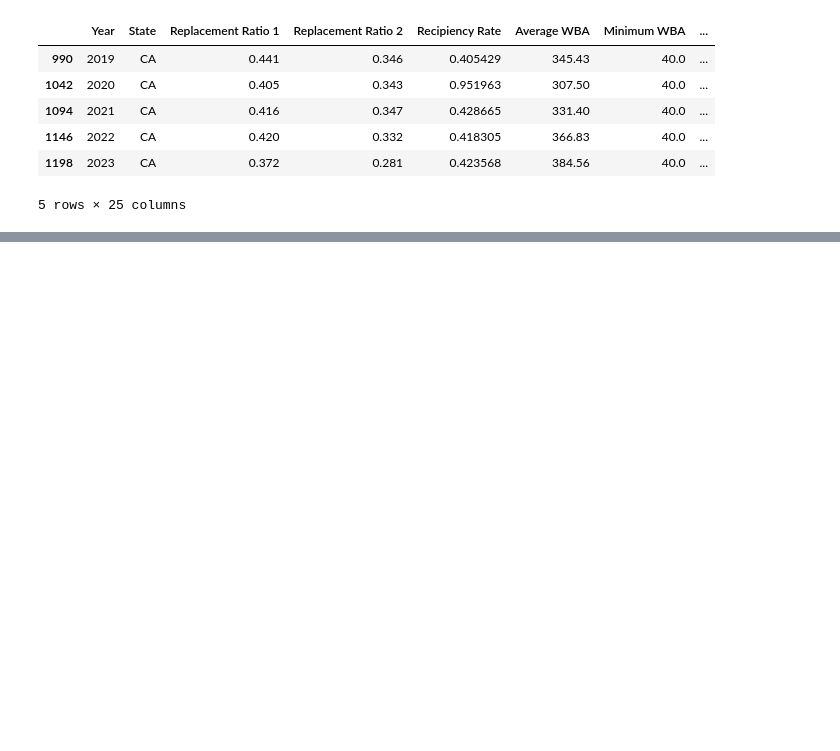
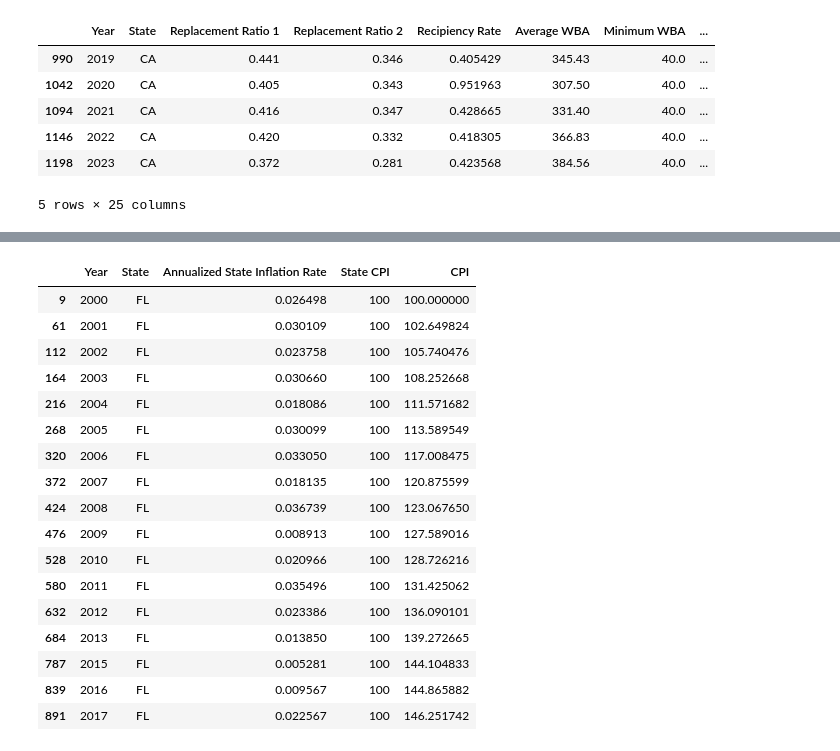
Before and after one commit to kguo12/UI-Inflation, a Jupyter notebook: UI data cleaning.ipynb, the cells around one changed output, grey strips where cells are left out. Saved outputs shown, nothing was run; the diff lists cells and outputs as text; code cells hidden in the pictures; blank space fills up the shorter version.

```diff
--- a/UI data cleaning.ipynb
+++ b/UI data cleaning.ipynb
@@ -703,0 +762,5 @@ master.to_csv("master.csv", index=False)
+# %%
+state_inflations = master.iloc[:,[0,1,11]].dropna()
+state_inflations
+state_inflations['State CPI'] = 100
+state_inflations
@@ -703,0 +790,16 @@ master.to_csv("master.csv", index=False)
+# %%
+def calc_state_cpis(row, data):
+    year_index = row['Year'] - 2000
+    state = row['State']
+    cpi = 100
+    for i in range(year_index):
+        year = 2000 + i
+        try:
+            year_inflation = data[(data['Year'] == year) & (data['State'] == state)]['Annualized State Inflation Rate'].iloc[0] + 1
+        except:
+            year_inflation = 1.02056063125 # florida 2014 inflation rate, 2014 florida missing from dataset
+        cpi = cpi * year_inflation
+    return cpi
+# %%
+state_inflations['CPI'] = state_inflations.apply(lambda row: calc_state_cpis(row, state_inflations), axis=1)
+state_inflations
@@ -703,0 +820,21 @@ master.to_csv("master.csv", index=False)
+# %%
+state_inflations[state_inflations['State'] == "FL"]
+# %% [output]
+|  | Year | State | Annualized State Inflation Rate | State CPI | CPI |
+| 9 | 2000 | FL | 0.026498 | 100 | 100.000000 |
+| 61 | 2001 | FL | 0.030109 | 100 | 102.649824 |
+| 112 | 2002 | FL | 0.023758 | 100 | 105.740476 |
+| 164 | 2003 | FL | 0.030660 | 100 | 108.252668 |
+| 216 | 2004 | FL | 0.018086 | 100 | 111.571682 |
+| 268 | 2005 | FL | 0.030099 | 100 | 113.589549 |
+| 320 | 2006 | FL | 0.033050 | 100 | 117.008475 |
+| 372 | 2007 | FL | 0.018135 | 100 | 120.875599 |
+| 424 | 2008 | FL | 0.036739 | 100 | 123.067650 |
+| 476 | 2009 | FL | 0.008913 | 100 | 127.589016 |
+| 528 | 2010 | FL | 0.020966 | 100 | 128.726216 |
+| 580 | 2011 | FL | 0.035496 | 100 | 131.425062 |
+| 632 | 2012 | FL | 0.023386 | 100 | 136.090101 |
+| 684 | 2013 | FL | 0.013850 | 100 | 139.272665 |
+| 787 | 2015 | FL | 0.005281 | 100 | 144.104833 |
+| 839 | 2016 | FL | 0.009567 | 100 | 144.865882 |
+| 891 | 2017 | FL | 0.022567 | 100 | 146.251742 |
```
Also changed, not shown: parts of 14 cells of this notebook, 3 other files.
